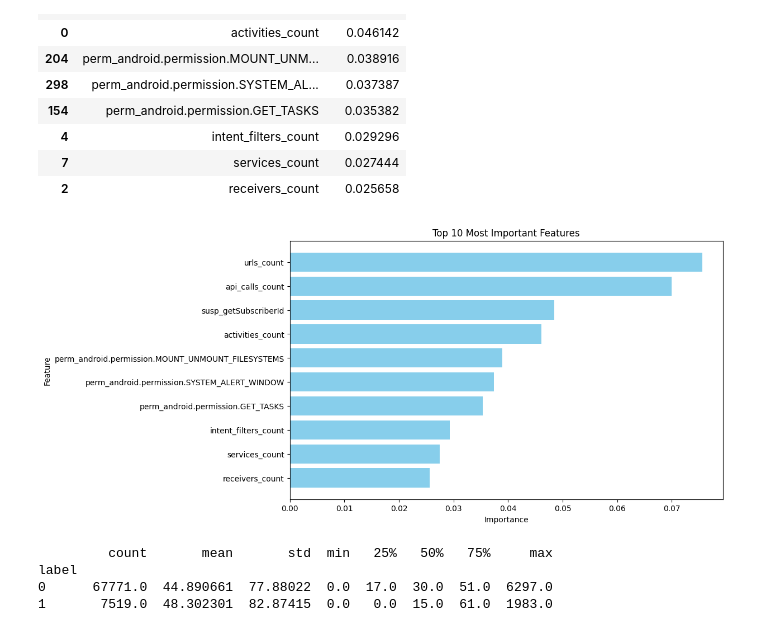
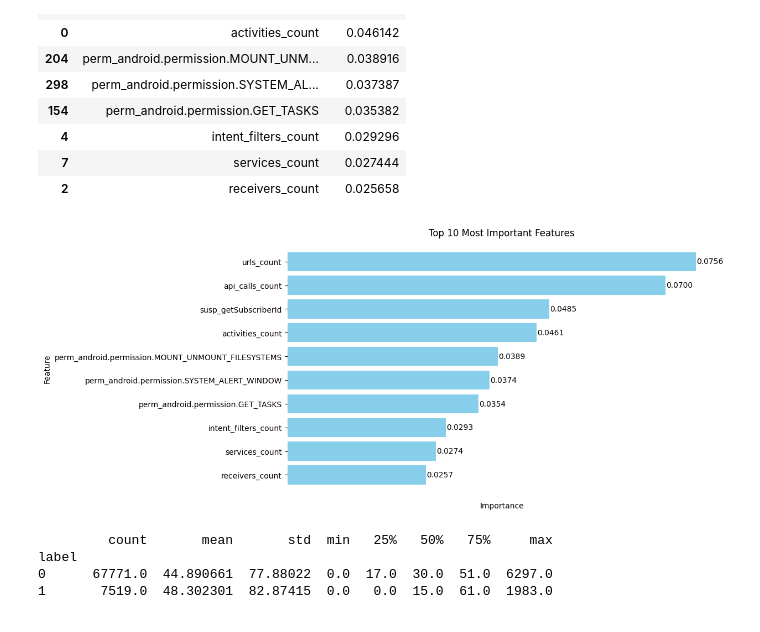
Before and after one commit to Cortijo02/SEGUR, a Jupyter notebook: sypd/template.ipynb, the cells around one changed output. Saved outputs shown, nothing was run; the diff lists cells and outputs as text; code cells hidden in the pictures.

Commit message:
Improved features graph

```diff
--- a/sypd/template.ipynb
+++ b/sypd/template.ipynb
@@ -293,14 +293,27 @@ importance_df.head(10)
 # %%
 # Plot the feature importances
 plt.figure(figsize=(10, 6))
-plt.barh(importance_df['Feature'].head(10), importance_df['Importance'].head(10), color='skyblue')
+bars = plt.barh(importance_df['Feature'].head(10), importance_df['Importance'].head(10), color='skyblue')
 plt.xlabel('Importance')
 plt.ylabel('Feature')
 plt.title('Top 10 Most Important Features')
 plt.gca().invert_yaxis()
+
+# Remove the graph container border (axis)
+for spine in plt.gca().spines.values():
+    spine.set_visible(False)
+
+# Remove ticks
+plt.xticks([])
+
+# Add text labels for each bar
+for bar in bars:
+    plt.text(bar.get_width() + 1e-4, bar.get_y() + bar.get_height() / 2,
+             f'{bar.get_width():.4f}', va='center')
+
 plt.show()
 # %% [output]
-[figure, old version]
+[figure, new version]
 # %%
 import seaborn as sns
 
```
Also changed, not shown: parts of 1 cell of this notebook.
